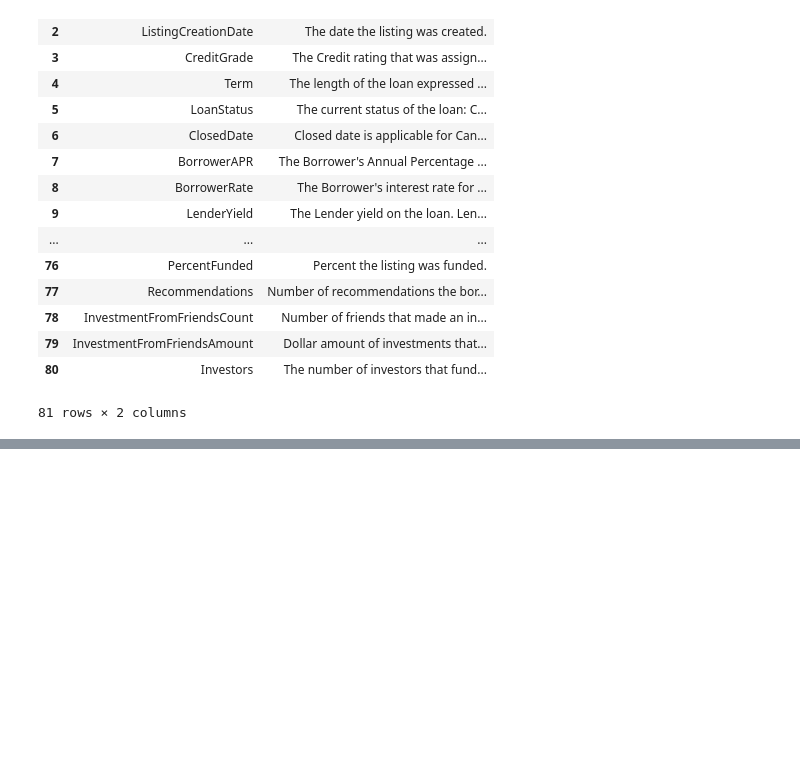
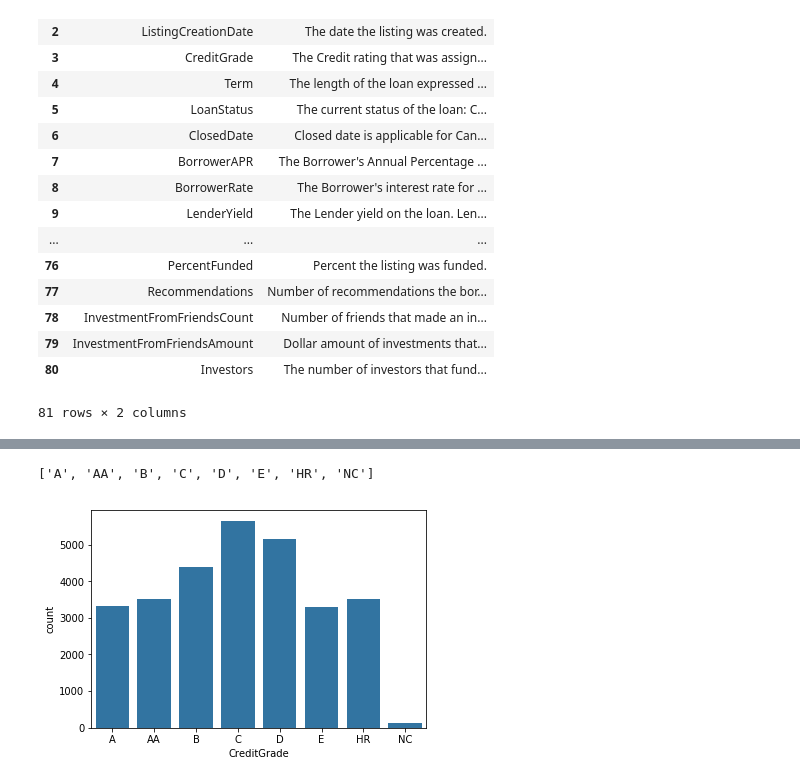
Before and after one commit to rashokanand/explore_prosper_loan_data, a Jupyter notebook: wrangling_dataset.ipynb, the cells around one changed output, grey strips where cells are left out. Cells and saved outputs as stored; diff of their text form; code cells hidden in the pictures; blank space fills up the shorter version.

Commit message:
feat: Add notebook for wrangling and exploring data

```diff
--- a/wrangling_dataset.ipynb
+++ b/wrangling_dataset.ipynb
@@ -50,0 +80,13 @@ defin_df
+# %%
+vals = list(prosper_df.CreditGrade.unique())
+vals.pop(1)
+vals.sort()
+vals
+#.sort_values()
+# %% [output]
+['A', 'AA', 'B', 'C', 'D', 'E', 'HR', 'NC']
+# %%
+base_color = sb.color_palette()[0]
+sb.countplot(data = prosper_df, x ='CreditGrade',order = vals, color = base_color);
+# %% [output]
+[figure, added]
```
Also changed, not shown: parts of 6 cells of this notebook.
